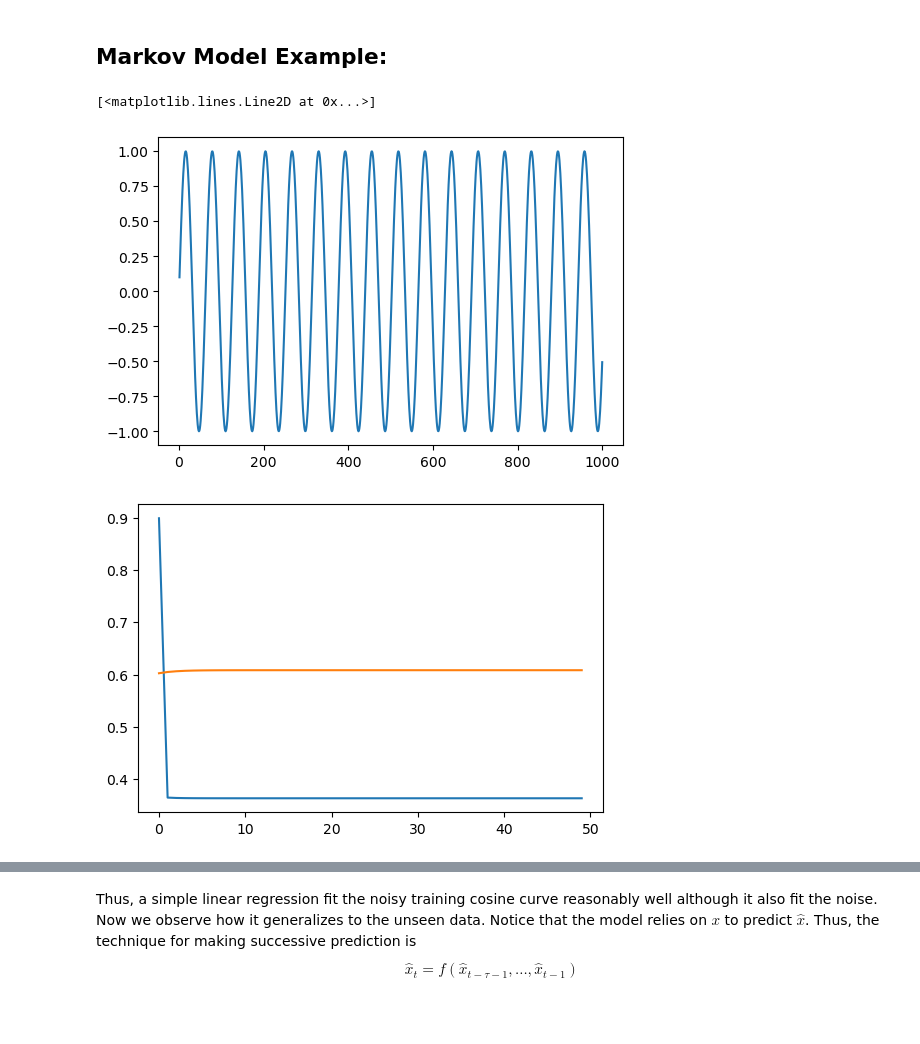
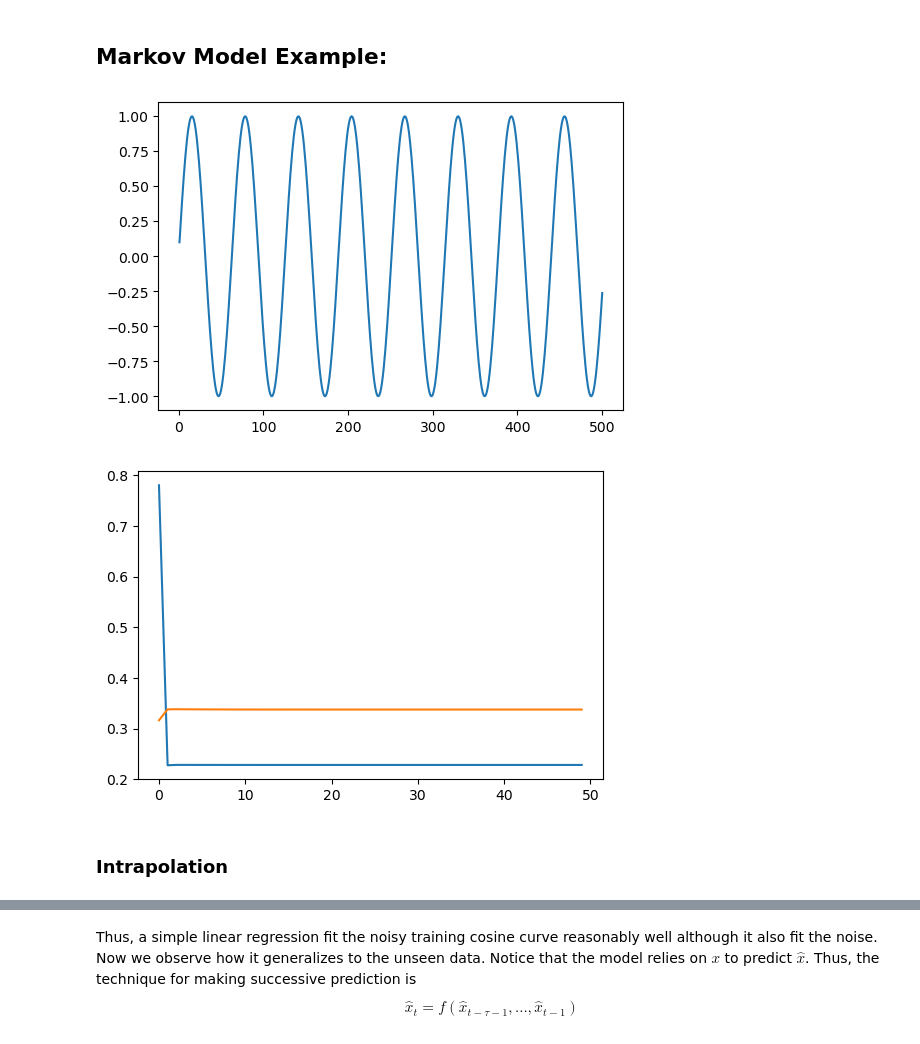
Before and after one commit to ToviTu/The_Ultimate_Guide2DS, a Jupyter notebook: Deep Learning/Recurrent_NN.ipynb, the cells around one changed output, grey strips where cells are left out. Drawn from its saved outputs; the diff is of its cells as text; code cells hidden in the pictures; blank space fills up the shorter version.

```diff
--- a/Deep Learning/Recurrent_NN.ipynb
+++ b/Deep Learning/Recurrent_NN.ipynb
@@ -25,35 +25,35 @@ Whenever keeping only recent data in time $\tau$ does lose predictive power, we
 # %%
 import torch
 import dl
 import matplotlib.pyplot as plt
+import numpy as np
 
 TAU=63
 
 class CosineData(dl.DataModule):
-    def __init__(self, batch_size=32, T=1000, train_ratio=0.8, tau=4):
+    def __init__(self, batch_size=32, T=500, train_ratio=0.8, tau=4):
         self.save_hyperparameters()
         self.time = torch.arange(1, T + 1, dtype=torch.float32)
         self.x = torch.sin(0.1 * self.time)
         self.num_train = int(self.time.shape[0] * train_ratio)
 
     def get_dataloader(self, train=True):
         if train:
             indices = list(range(self.tau, self.num_train, 1))
         else:
             indices = list(range(self.num_train+self.tau, self.time.shape[0], 1))
 
         for i in range(0, len(indices), self.batch_size):
             batch_indices = torch.tensor(indices[i:i+self.batch_size])
             yield (
                 torch.stack([self.x[batch_indices-offset] for offset in range(self.tau,0,-1)], dim=1),
                 self.x[batch_indices]
             )
 
 data = CosineData(tau=TAU)
-plt.plot(data.time, data.x)
+plt.plot(data.time, data.x);
 # %% [output]
-[<matplotlib.lines.Line2D at 0x...>]
-[figure, old version]
+[figure, new version]
 # %%
 class LinearRegression(dl.Module):
     def __init__(self, P, eta, sigma=0.01):
@@ -72,7 +72,9 @@ model = LinearRegression(TAU, 0.01)
 trainer.fit(model, data)
 trainer.plot_loss()
 # %% [output]
-[figure, old version]
+[figure, new version]
+# %% [markdown]
+### Intrapolation
 # %%
 plt.plot(
     data.x
```
Also changed, not shown: parts of 18 cells of this notebook, 1 other file.
